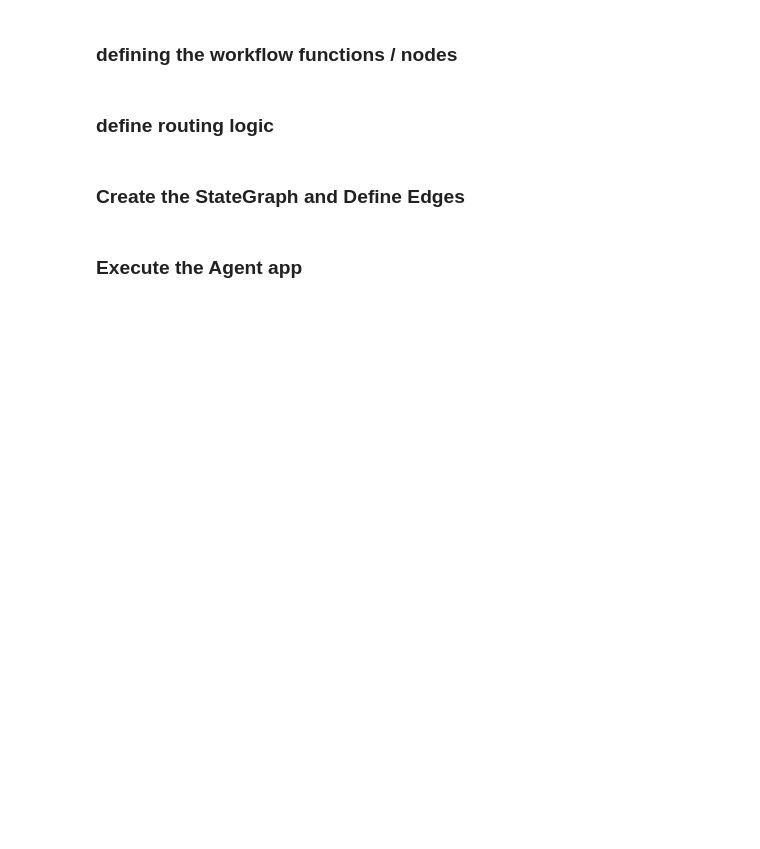
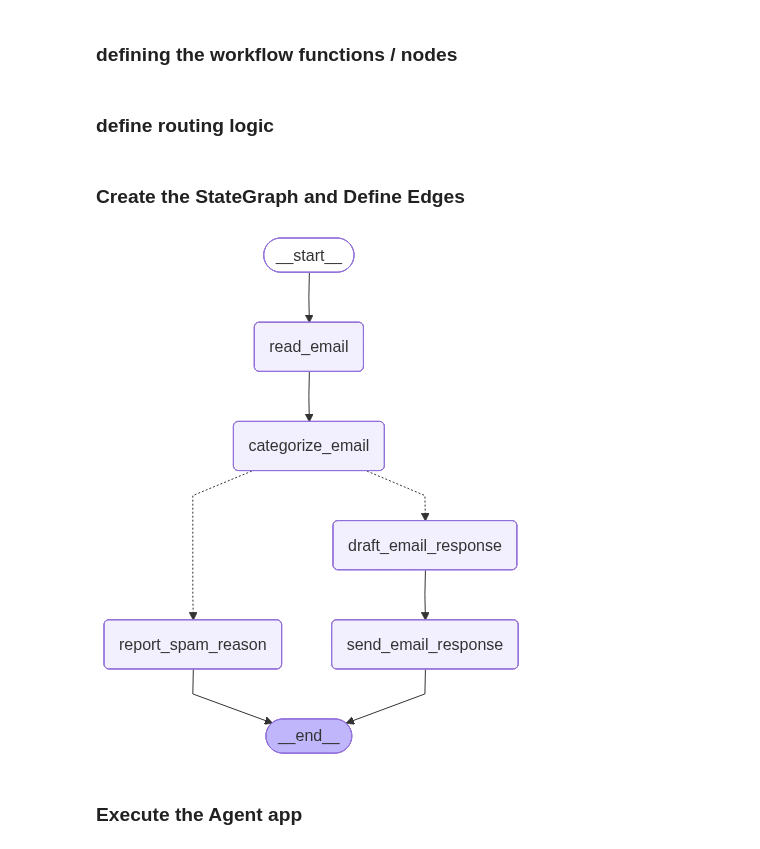
Before and after one commit to sakib078/AI-Agents, a Jupyter notebook: Langgraph/Email-processing_system/workflow.ipynb, the cells around one changed output. Saved outputs shown, nothing was run; the diff lists cells and outputs as text; code cells hidden in the pictures; blank space fills up the shorter version.

```diff
--- a/Langgraph/Email-processing_system/workflow.ipynb
+++ b/Langgraph/Email-processing_system/workflow.ipynb
@@ -103,42 +250,51 @@ def send_email_response(state: EmailState) -> EmailState:
 # %% [markdown]
 ### define routing logic
 # %%
-def route_email(state: EmailState) -> EmailState:
-    """
-    Route the email to the appropriate function based on its category. (spam or not spam)
-    """
-
-    pass
+def route_email(state: EmailState) -> str:
+    """Decide the next node after categorization: spam is reported, everything else gets a reply."""
+    return "report_spam_reason" if state.get("is_spam") else "draft_email_response"
 # %% [markdown]
 ### Create the StateGraph and Define Edges
 # %%
-
 # creating the state graph for the email processing workflow
 email_workflow = StateGraph(EmailState)
-
 
 # adding nodes to the workflow
 email_workflow.add_node("read_email", read_email)
 email_workflow.add_node("categorize_email", categorize_email)
 email_workflow.add_node("report_spam_reason", report_spam_reason)
 email_workflow.add_node("draft_email_response", draft_email_response)
 email_workflow.add_node("send_email_response", send_email_response)
 
-# adding edges to the workflow
+# linear edges
 email_workflow.add_edge(START, "read_email")
-
 email_workflow.add_edge("read_email", "categorize_email")
 
-# adding conditional edges based on email category
-email_workflow.add_edge("categorize_email", "report_spam_reason", condition=lambda state: state.get("email_category") == "spam")
-email_workflow.add_edge("categorize_email", "draft_email_response", condition=lambda state: state.get("email_category") == "not_spam")
+# branch on the classification: route_email() returns the name of the next node
+email_workflow.add_conditional_edges(
+    "categorize_email",
+    route_email,
+    {
+        "report_spam_reason": "report_spam_reason",
+        "draft_email_response": "draft_email_response",
+    },
+)
 
 email_workflow.add_edge("report_spam_reason", END)
 email_workflow.add_edge("draft_email_response", "send_email_response")
-
+email_workflow.add_edge("send_email_response", END)
 
 # Compile the graph
 compiled_graph = email_workflow.compile()
+
+# Optional: visualize the workflow
+try:
+    from IPython.display import Image, display
+    display(Image(compiled_graph.get_graph().draw_mermaid_png()))
+except Exception as e:
+    print(compiled_graph.get_graph().draw_mermaid())
+# %% [output]
+[figure, added]
 # %% [markdown]
 ### Execute the Agent app
 # %%
```
Also changed, not shown: parts of 11 cells of this notebook, 2 other files.
